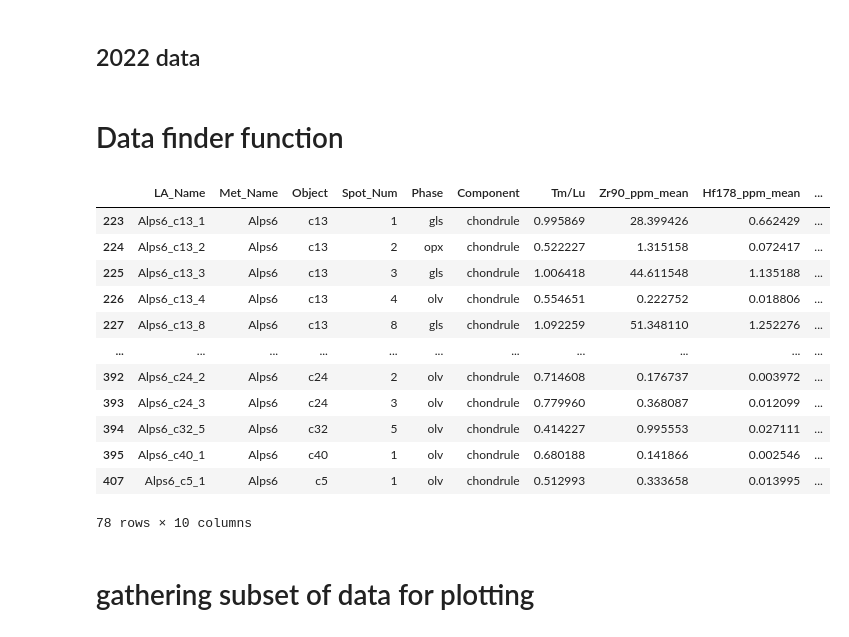
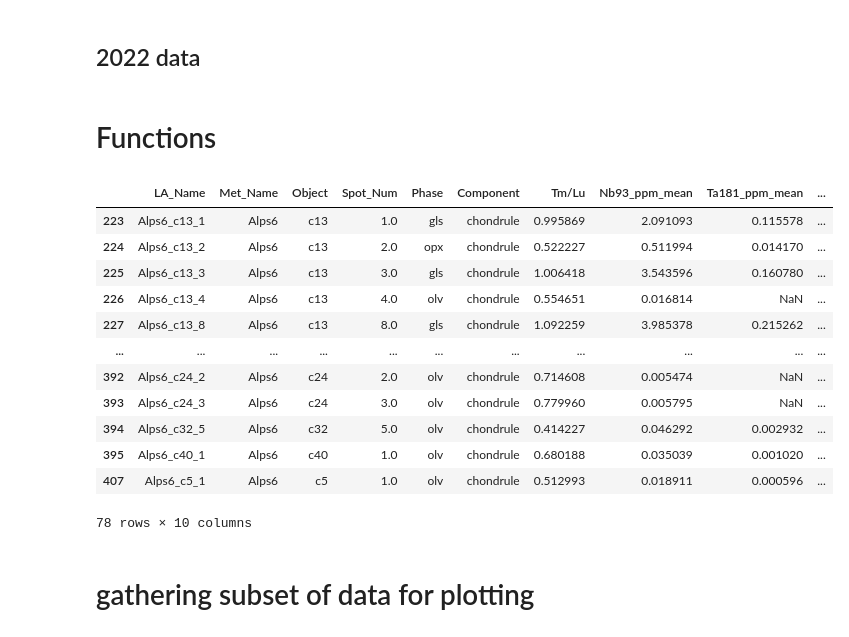
Before and after one commit to JGCAITLIN/HFSE, a Jupyter notebook: prelim_plotting.ipynb, the cells around one changed output. Saved outputs shown, nothing was run; the diff lists cells and outputs as text; code cells hidden in the pictures.

```diff
--- a/prelim_plotting.ipynb
+++ b/prelim_plotting.ipynb
@@ -79,17 +92,25 @@ for dname in data_2022:
 # %% [markdown]
-# Data finder function
+# Functions
 # %%
 def remove_outliers(data, threshold=3.5):
-    # Uses median instead of mean so that extreme outliers don't affect calculation
+    """
+    Removes outliers from a given data series using the modified Z-score method.
+
+    Parameters:
+        data (pandas.Series): The data series from which outliers are to be removed.
+        threshold (float, optional): The threshold value to determine outliers. Defaults to 3.5.
+
+    Returns:
+        pandas.Series: The data series with outliers removed.
+
+    """
 
     data_copy = data.copy()  # Make a copy of the data Series
 
     len_all = len(data_copy)
     len_nan = data_copy.isnull().sum()
 
-    #if len_nan == (len_all - 1):
-        #data_copy[data_copy > 300] = np.nan
-
+    # Check if there is more than one non-null value to calculate outliers
     if (len_all != 0) and (len_all != len_nan) and (len_nan != (len_all - 1)):
         median = np.nanmedian(data_copy)
         mad = np.nanmedian(np.abs(data_copy - median))
@@ -248,19 +303,20 @@ def sub_df(pd_df, meteorite='all', obj='all', spots='all', phase='all', element=
 # %%
-x = sub_df(data_2022_sq, meteorite='Alps6', element='Zr/Hf', array='off')
+#Test out function
+x = sub_df(data_2022_sq, meteorite='Alps6', element='Nb/Ta', array='off')
 x
 # %% [output]
-|  | LA_Name | Met_Name | Object | Spot_Num | Phase | Component | Tm/Lu | Zr90_ppm_mean | Hf178_ppm_mean | ... |
-| 223 | Alps6_c13_1 | Alps6 | c13 | 1 | gls | chondrule | 0.995869 | 28.399426 | 0.662429 | ... |
-| 224 | Alps6_c13_2 | Alps6 | c13 | 2 | opx | chondrule | 0.522227 | 1.315158 | 0.072417 | ... |
-| 225 | Alps6_c13_3 | Alps6 | c13 | 3 | gls | chondrule | 1.006418 | 44.611548 | 1.135188 | ... |
-| 226 | Alps6_c13_4 | Alps6 | c13 | 4 | olv | chondrule | 0.554651 | 0.222752 | 0.018806 | ... |
-| 227 | Alps6_c13_8 | Alps6 | c13 | 8 | gls | chondrule | 1.092259 | 51.348110 | 1.252276 | ... |
+|  | LA_Name | Met_Name | Object | Spot_Num | Phase | Component | Tm/Lu | Nb93_ppm_mean | Ta181_ppm_mean | ... |
+| 223 | Alps6_c13_1 | Alps6 | c13 | 1.0 | gls | chondrule | 0.995869 | 2.091093 | 0.115578 | ... |
+| 224 | Alps6_c13_2 | Alps6 | c13 | 2.0 | opx | chondrule | 0.522227 | 0.511994 | 0.014170 | ... |
+| 225 | Alps6_c13_3 | Alps6 | c13 | 3.0 | gls | chondrule | 1.006418 | 3.543596 | 0.160780 | ... |
+| 226 | Alps6_c13_4 | Alps6 | c13 | 4.0 | olv | chondrule | 0.554651 | 0.016814 | NaN | ... |
+| 227 | Alps6_c13_8 | Alps6 | c13 | 8.0 | gls | chondrule | 1.092259 | 3.985378 | 0.215262 | ... |
 | ... | ... | ... | ... | ... | ... | ... | ... | ... | ... | ... |
-| 392 | Alps6_c24_2 | Alps6 | c24 | 2 | olv | chondrule | 0.714608 | 0.176737 | 0.003972 | ... |
-| 393 | Alps6_c24_3 | Alps6 | c24 | 3 | olv | chondrule | 0.779960 | 0.368087 | 0.012099 | ... |
-| 394 | Alps6_c32_5 | Alps6 | c32 | 5 | olv | chondrule | 0.414227 | 0.995553 | 0.027111 | ... |
-| 395 | Alps6_c40_1 | Alps6 | c40 | 1 | olv | chondrule | 0.680188 | 0.141866 | 0.002546 | ... |
-| 407 | Alps6_c5_1 | Alps6 | c5 | 1 | olv | chondrule | 0.512993 | 0.333658 | 0.013995 | ... |
+| 392 | Alps6_c24_2 | Alps6 | c24 | 2.0 | olv | chondrule | 0.714608 | 0.005474 | NaN | ... |
+| 393 | Alps6_c24_3 | Alps6 | c24 | 3.0 | olv | chondrule | 0.779960 | 0.005795 | NaN | ... |
+| 394 | Alps6_c32_5 | Alps6 | c32 | 5.0 | olv | chondrule | 0.414227 | 0.046292 | 0.002932 | ... |
+| 395 | Alps6_c40_1 | Alps6 | c40 | 1.0 | olv | chondrule | 0.680188 | 0.035039 | 0.001020 | ... |
+| 407 | Alps6_c5_1 | Alps6 | c5 | 1.0 | olv | chondrule | 0.512993 | 0.018911 | 0.000596 | ... |
 78 rows × 10 columns
 # %% [markdown]
 # gathering subset of data for plotting
```
Also changed, not shown: parts of 18 cells of this notebook.
